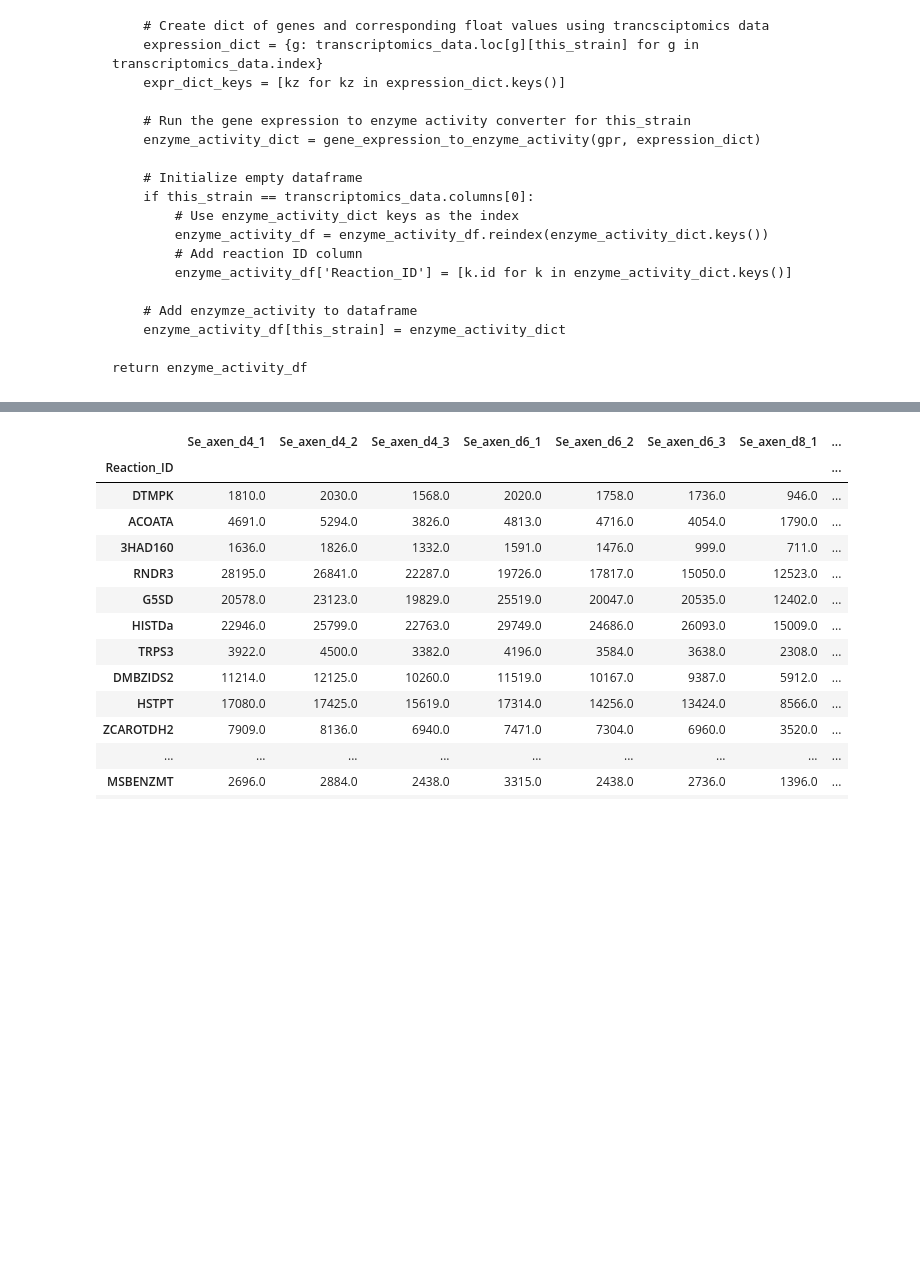
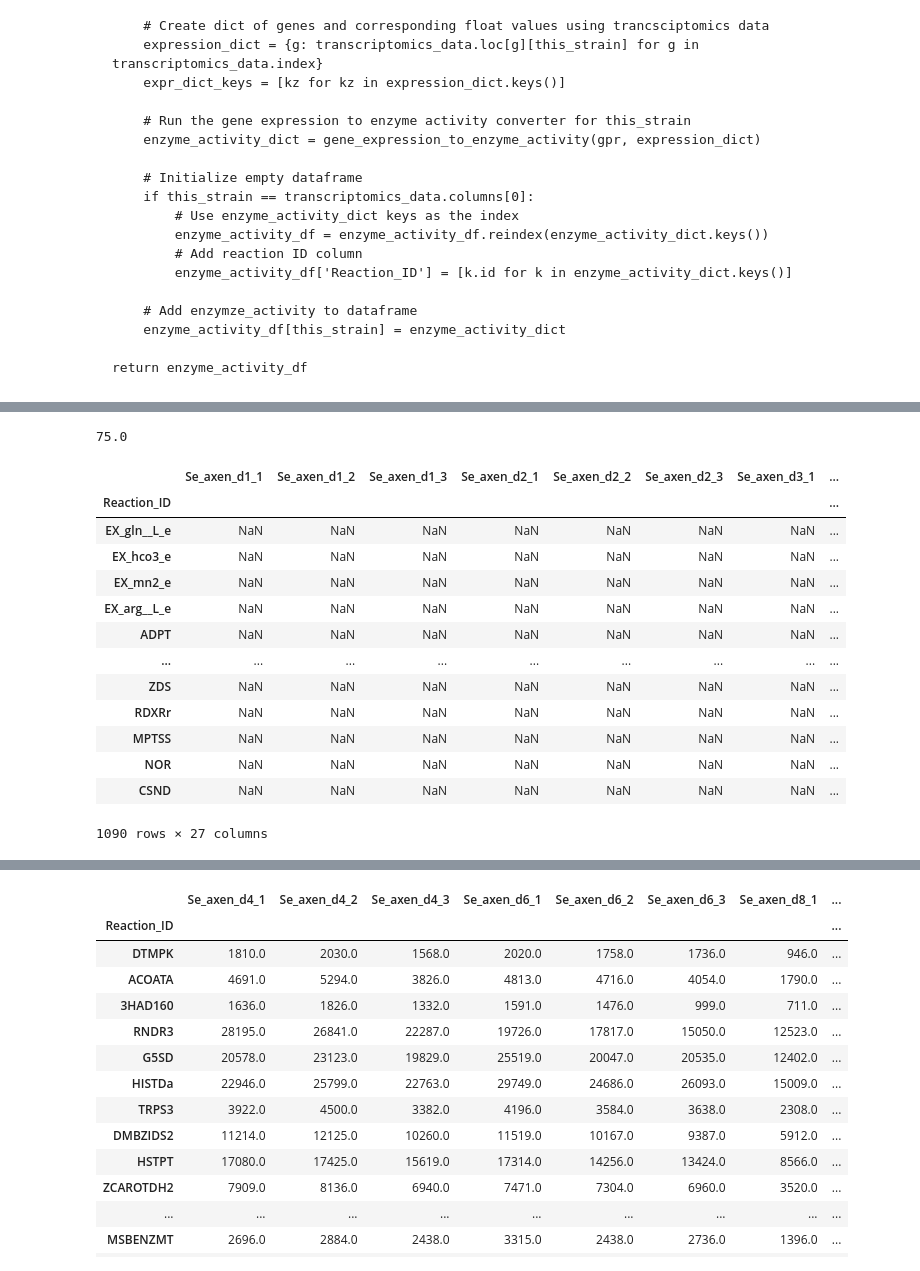
Before and after one commit to pnnl-predictive-phenomics/syn_bmca, a Jupyter notebook: data/set_bounds_with_FVA_for_Syn_simplified.ipynb, the cells around one changed output, grey strips where cells are left out. Drawn from its saved outputs; the diff is of its cells as text; code cells hidden in the pictures; blank space fills up the shorter version.

Commit message:
Adding cell to notebook to create full enzyme activity df for all experimental conditions (with inf and NaN entries)

```diff
--- a/data/set_bounds_with_FVA_for_Syn_simplified.ipynb
+++ b/data/set_bounds_with_FVA_for_Syn_simplified.ipynb
@@ -450,3 +468,50 @@ all_enzyme_activity_df = convert_transcriptomics_to_enzyme_activity(transcriptom
+# %%
+#### #### #### #### #### #### #### #### #### #### #### #### #### #### ####
+#### Prepare and Export enzyme activity df for use in other processes ####
+#### #### #### #### #### #### #### #### #### #### #### #### #### #### ####
+
+# ==> Specific to S. elongatus axenic experiment cases
+
+### Add missing columns from metabolomics data
+# Load metabolomics data & get column names
+metab_fname = "processed_data/metabolomics.csv"
+metab_df = pd.read_csv(metab_fname, index_col="Sample")
+metab_df_axenic_col_names = [c for c in metab_df.columns if "ax" in c]
+
+# Create new df by adding new columns for missing column names
+# Note: preserve NaN entries for rows of enzyme activity data that are all NaN
+full_enzyme_activity_df = pd.DataFrame(columns=metab_df_axenic_col_names)
+enz_col_names = all_enzyme_activity_df.columns
+for col in metab_df_axenic_col_names:
+    if col not in enz_col_names:
+        full_enzyme_activity_df[col] = np.inf
+    else:
+        full_enzyme_activity_df[col] = all_enzyme_activity_df[col].copy()
+    for row in all_enzyme_activity_df.index:
+        if all(all_enzyme_activity_df.loc[row].isna()):
+            full_enzyme_activity_df.loc[row, col] = np.nan
+
+full_enzyme_activity_df.index=all_enzyme_activity_df['Reaction_ID'].copy()
+
+display(full_enzyme_activity_df['Se_axen_d4_1'].dropna().min())
+display(full_enzyme_activity_df)
+# all_enzyme_activity_df.to_csv("processed_data/all_enzyme_activity.csv")
+# %% [output]
+75.0
+|  | Se_axen_d1_1 | Se_axen_d1_2 | Se_axen_d1_3 | Se_axen_d2_1 | Se_axen_d2_2 | Se_axen_d2_3 | Se_axen_d3_1 | ... |
+| Reaction_ID |  |  |  |  |  |  |  | ... |
+| EX_gln__L_e | NaN | NaN | NaN | NaN | NaN | NaN | NaN | ... |
+| EX_hco3_e | NaN | NaN | NaN | NaN | NaN | NaN | NaN | ... |
+| EX_mn2_e | NaN | NaN | NaN | NaN | NaN | NaN | NaN | ... |
+| EX_arg__L_e | NaN | NaN | NaN | NaN | NaN | NaN | NaN | ... |
+| ADPT | NaN | NaN | NaN | NaN | NaN | NaN | NaN | ... |
+| ... | ... | ... | ... | ... | ... | ... | ... | ... |
+| ZDS | NaN | NaN | NaN | NaN | NaN | NaN | NaN | ... |
+| RDXRr | NaN | NaN | NaN | NaN | NaN | NaN | NaN | ... |
+| MPTSS | NaN | NaN | NaN | NaN | NaN | NaN | NaN | ... |
+| NOR | NaN | NaN | NaN | NaN | NaN | NaN | NaN | ... |
+| CSND | NaN | NaN | NaN | NaN | NaN | NaN | NaN | ... |
+1090 rows × 27 columns
 # %%
 ### Cleanup enzyme activity df
 clean_enzyme_activity_df = all_enzyme_activity_df.copy()
```
Also changed, not shown: parts of 6 cells of this notebook, 1 other file.
